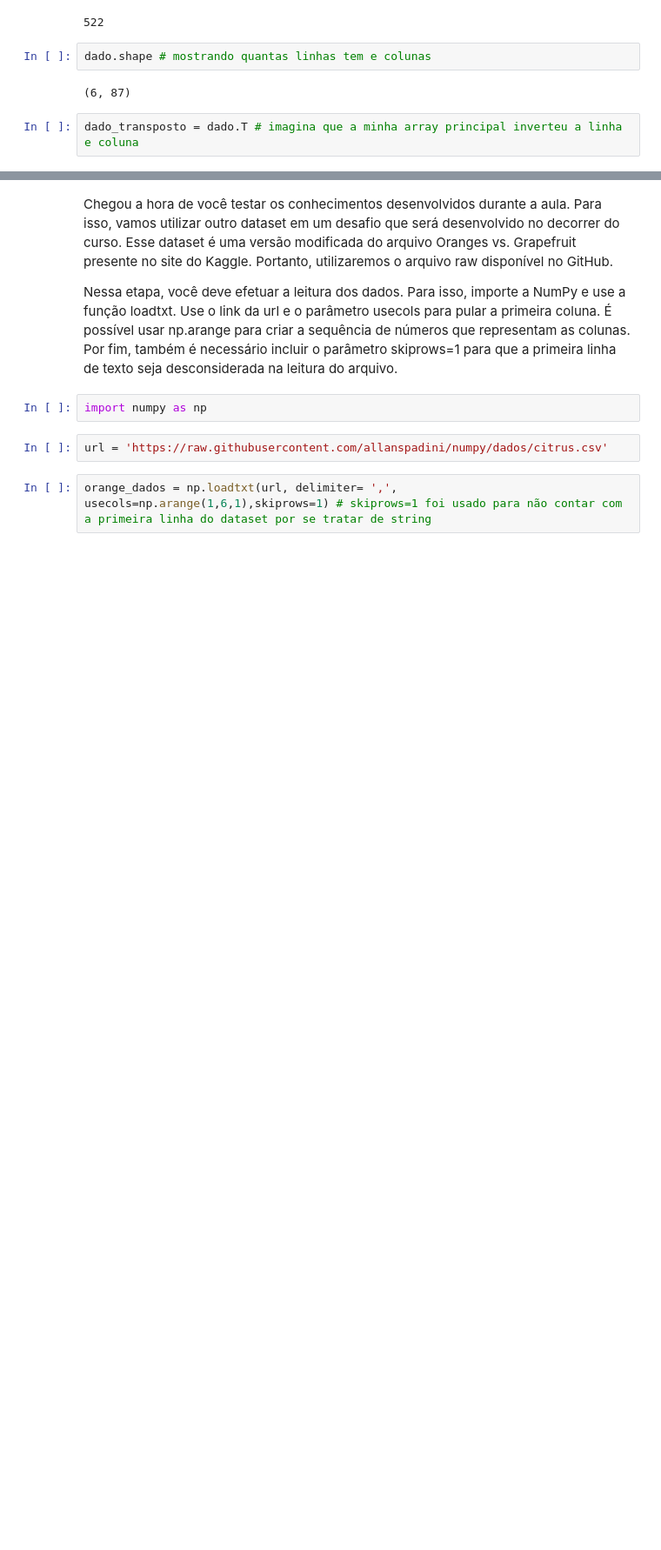
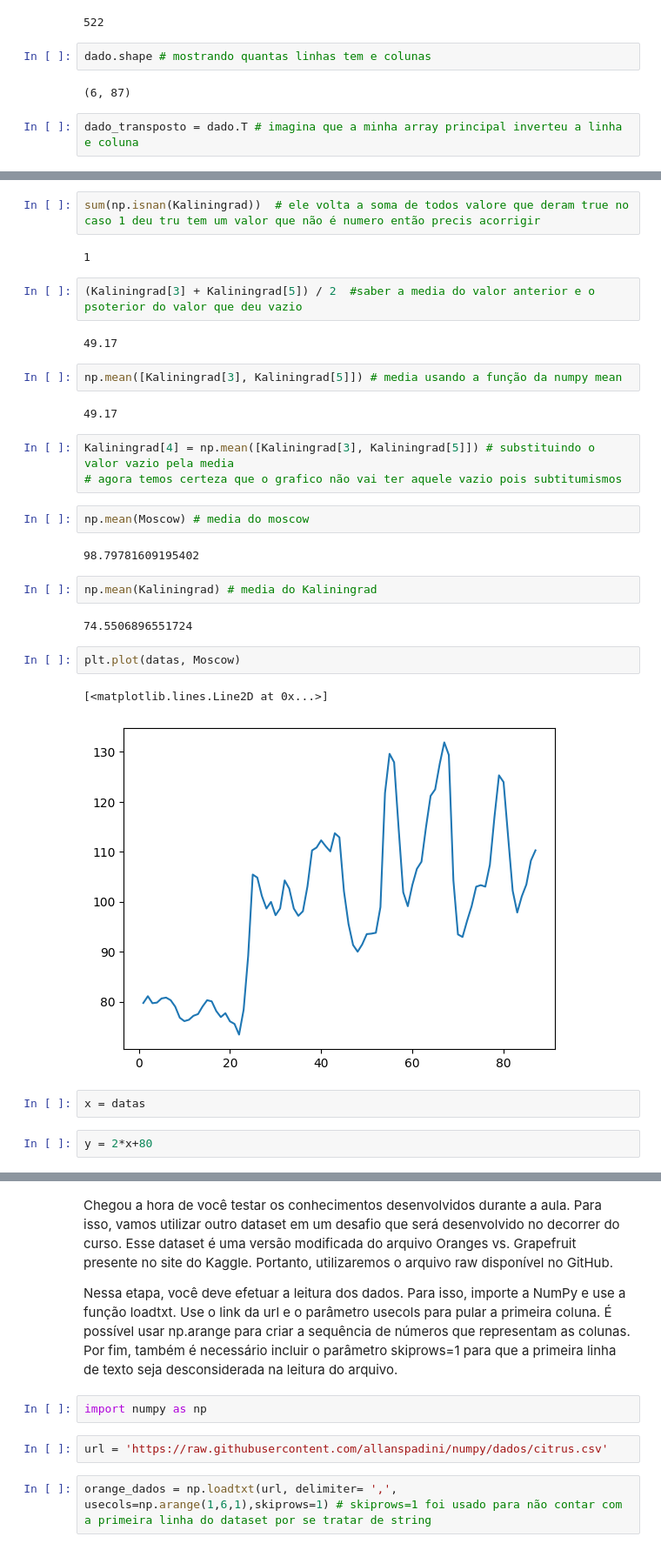
Before and after one commit to felipesayegg/Python-para-Data-Science, a Jupyter notebook: Numpy_curso.ipynb, the cells around one changed output, grey strips where cells are left out. Shown at 87% size. Cells and saved outputs as stored; diff of their text form; blank space fills up the shorter version.

```diff
--- a/Numpy_curso.ipynb
+++ b/Numpy_curso.ipynb
@@ -155,0 +244,32 @@ array([[ 79.72,  42.67,  62.55,  48.26,  71.25],
+# %%
+sum(np.isnan(Kaliningrad))  # ele volta a soma de todos valore que deram true no caso 1 deu tru tem um valor que não é numero então precis acorrigir
+# %% [output]
+1
+# %%
+(Kaliningrad[3] + Kaliningrad[5]) / 2  #saber a media do valor anterior e o psoterior do valor que deu vazio
+# %% [output]
+49.17
+# %%
+np.mean([Kaliningrad[3], Kaliningrad[5]]) # media usando a função da numpy mean
+# %% [output]
+49.17
+# %%
+Kaliningrad[4] = np.mean([Kaliningrad[3], Kaliningrad[5]]) # substituindo o valor vazio pela media
+# agora temos certeza que o grafico não vai ter aquele vazio pois subtitumismos
+# %%
+np.mean(Moscow) # media do moscow
+# %% [output]
+98.79781609195402
+# %%
+np.mean(Kaliningrad) # media do Kaliningrad
+# %% [output]
+74.5506896551724
+# %%
+plt.plot(datas, Moscow)
+# %% [output]
+[<matplotlib.lines.Line2D at 0x...>]
+[figure, added]
+# %%
+x = datas
+# %%
+y = 2*x+80
```
Also changed, not shown: parts of 45 cells of this notebook.
